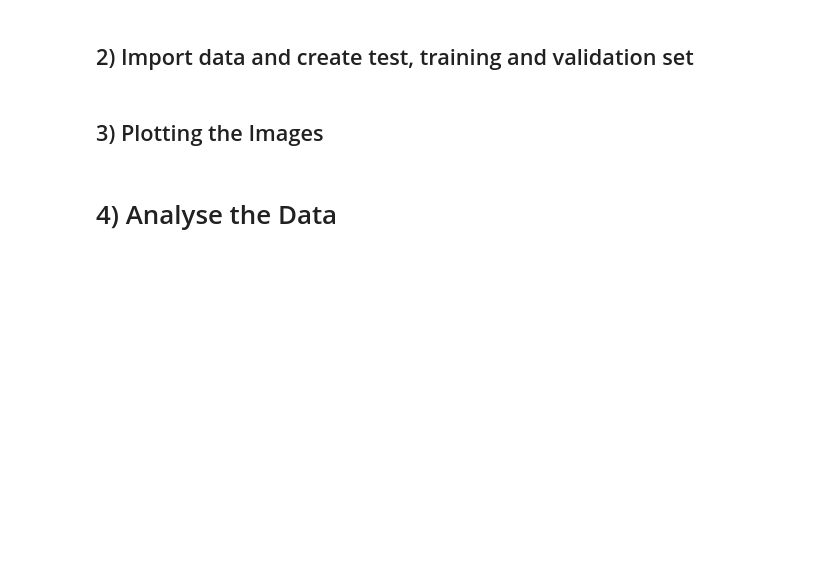
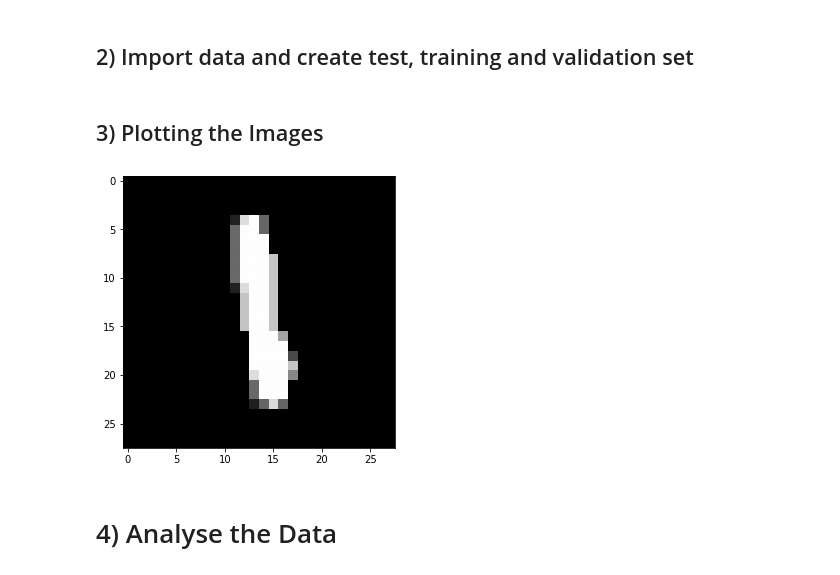
Before and after one commit to Roxxon360/MachineLearningAlgorithms_WS2022, a Jupyter notebook: Ass1-IlyesSeidlWagermaier.ipynb, the cells around one changed output. Drawn from its saved outputs; the diff is of its cells as text; code cells hidden in the pictures; blank space fills up the shorter version.

```diff
--- a/Ass1-IlyesSeidlWagermaier.ipynb
+++ b/Ass1-IlyesSeidlWagermaier.ipynb
@@ -21,7 +21,8 @@ import pandas as pd
 # %% [markdown]
 ## 2) Import data and create test, training and validation set
 # %%
-df = pd.read_csv("alldigits.csv")
+file_name = 'alldigits.csv'
+df = pd.read_csv(file_name)
 data = df.to_numpy()
 
 X = data[:, :-1]
@@ -34,23 +35,27 @@ X_train, X_test, y_train, y_test = train_test_split(X, y, test_size=test_size, r
 X_train, X_val, y_train, y_val = train_test_split(X_train, y_train, test_size=validation_size/(1-test_size), random_state=0)
 
 total_points_testSet = len(y_test)
+total_points_valSet = len(y_val)
 # %% [markdown]
 ## 3) Plotting the Images
 # %%
 pictures = []
+picture_size = 28
 for row in data:
     single_picture_matrix = []
-    for i in range(28):
-        innerList = []
-        for j in range(28):
-            innerList.append(int(row[j * 28 + i]))
-        single_picture_matrix.append(innerList)
+    for i in range(picture_size):
+        inner_list = []
+        for j in range(picture_size):
+            inner_list.append(int(row[j * picture_size + i]))
+        single_picture_matrix.append(inner_list)
     pictures.append(single_picture_matrix)
 
 plt.rcParams['figure.figsize'] = [10, 5] #change inline figure size [width, higth]
 n = 200
 plt.imshow(pictures[n], cmap='Greys_r', vmin=0, vmax=255)
 plt.show()
+# %% [output]
+[figure, added]
 # %% [markdown]
 # 4) Analyse the Data
 # %%
```
Also changed, not shown: parts of 10 cells of this notebook.
